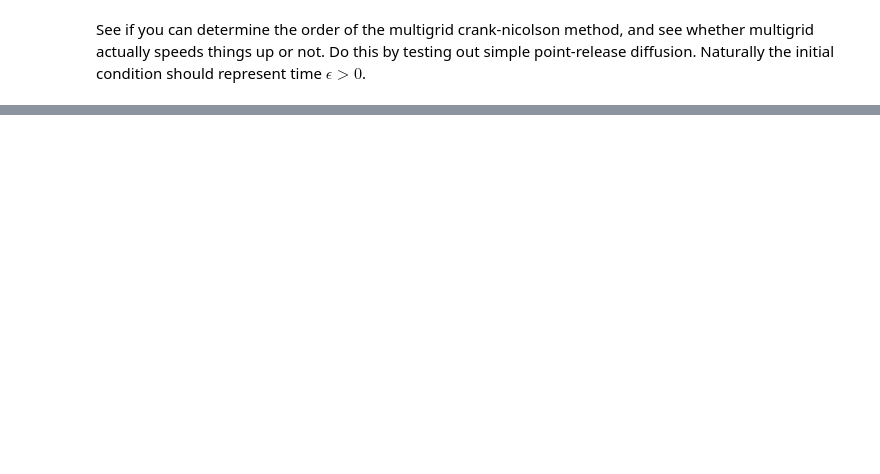
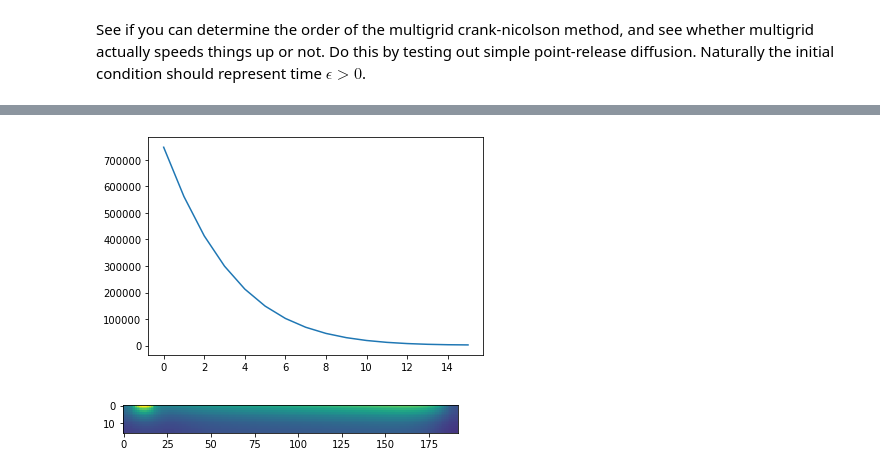
Before and after one commit to boospooky/omnitray-modeling, a Jupyter notebook: omnisim_notebook.ipynb, the cells around one changed output, grey strips where cells are left out. Cells and saved outputs as stored; diff of their text form; code cells hidden in the pictures; blank space fills up the shorter version.

```diff
--- a/omnisim_notebook.ipynb
+++ b/omnisim_notebook.ipynb
@@ -1064,0 +1991,8 @@ impexp = cnmg_rk.CNMGRK(simmer, 0, 2*60, first_step=5e-1)
+# %%
+_ = plt.plot(ys_stack[200,a_slice[0],np.int(nh//2),50])
+# %% [output]
+[figure, added]
+# %%
+_ = plt.imshow(err_arr[simmer.species_slices[a_i]][:,np.int(nh//2),:],interpolation='none',vmin=0)
+# %% [output]
+[figure, added]
```
Also changed, not shown: parts of 60 cells of this notebook, 4 other files.
